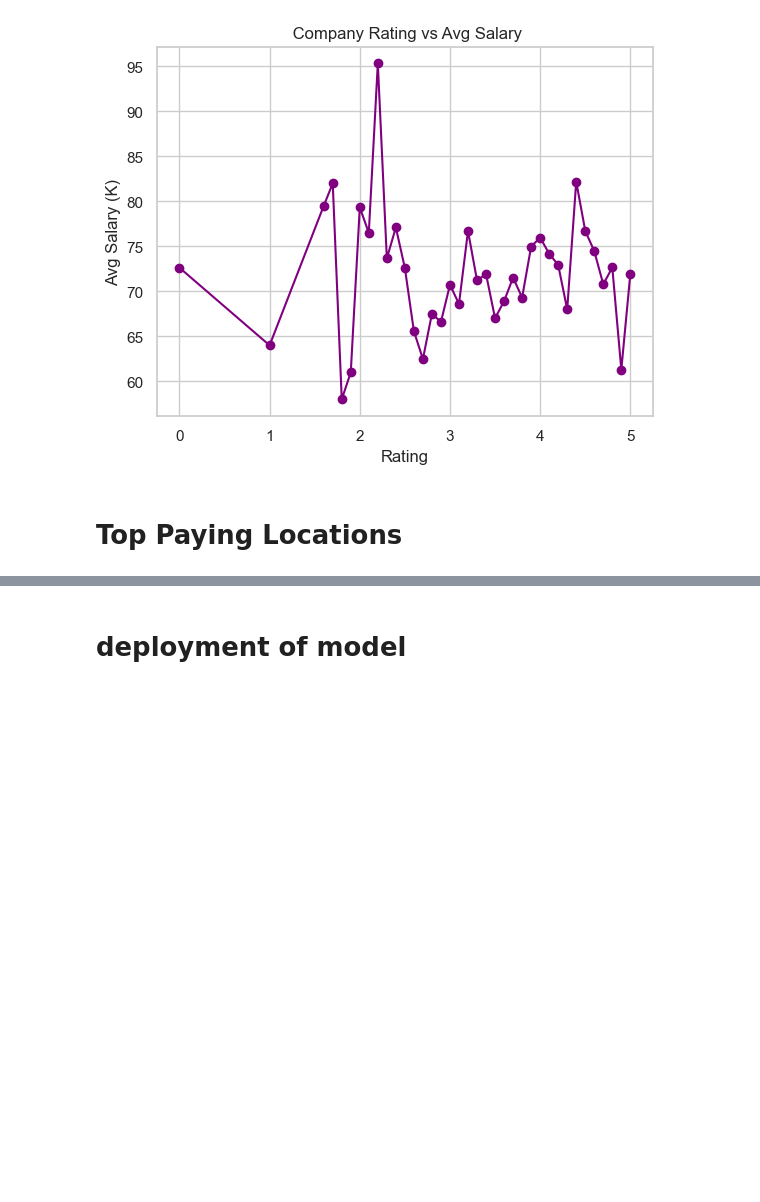
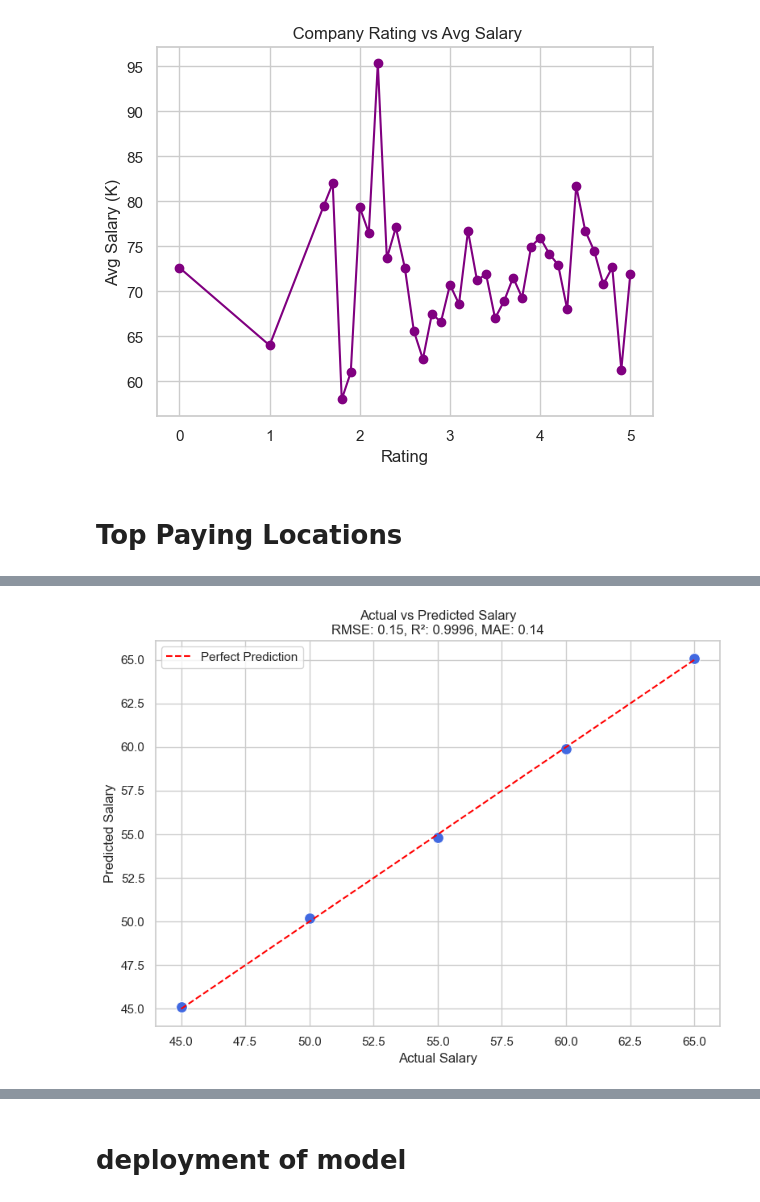
Before and after one commit to khushimalik3122/salary-predictor-19, a Jupyter notebook: g-19 - Copy.ipynb, the cells around one changed output, grey strips where cells are left out. Cells and saved outputs as stored; diff of their text form; code cells hidden in the pictures; blank space fills up the shorter version.

```diff
--- a/g-19 - Copy.ipynb
+++ b/g-19 - Copy.ipynb
@@ -631,0 +849,31 @@ print(f" File saved to: {downloads_path}")
+# %%
+import matplotlib.pyplot as plt
+import seaborn as sns
+import pandas as pd
+from sklearn.metrics import mean_squared_error, r2_score, mean_absolute_error
+
+# Sample true and predicted values (replace with actual values if needed)
+# Assuming these are from the Random Forest model
+y_test = [45, 50, 55, 60, 65]
+y_pred = [45.1, 50.2, 54.8, 59.9, 65.1]
+
+# Error metrics for the plot
+rmse = np.sqrt(mean_squared_error(y_test, y_pred))
+r2 = r2_score(y_test, y_pred)
+mae = mean_absolute_error(y_test, y_pred)
+
+# --- Graphs ---
+
+# 1. Actual vs Predicted
+plt.figure(figsize=(8, 6))
+sns.scatterplot(x=y_test, y=y_pred, color='royalblue', s=100)
+plt.plot(y_test, y_test, color='red', linestyle='--', label='Perfect Prediction')
+plt.xlabel('Actual Salary')
+plt.ylabel('Predicted Salary')
+plt.title(f'Actual vs Predicted Salary\nRMSE: {rmse:.2f}, R²: {r2:.4f}, MAE: {mae:.2f}')
+plt.legend()
+plt.grid(True)
+plt.tight_layout()
+plt.show()
+# %% [output]
+[figure, added]
```
Also changed, not shown: parts of 55 cells of this notebook, 3 other files.
